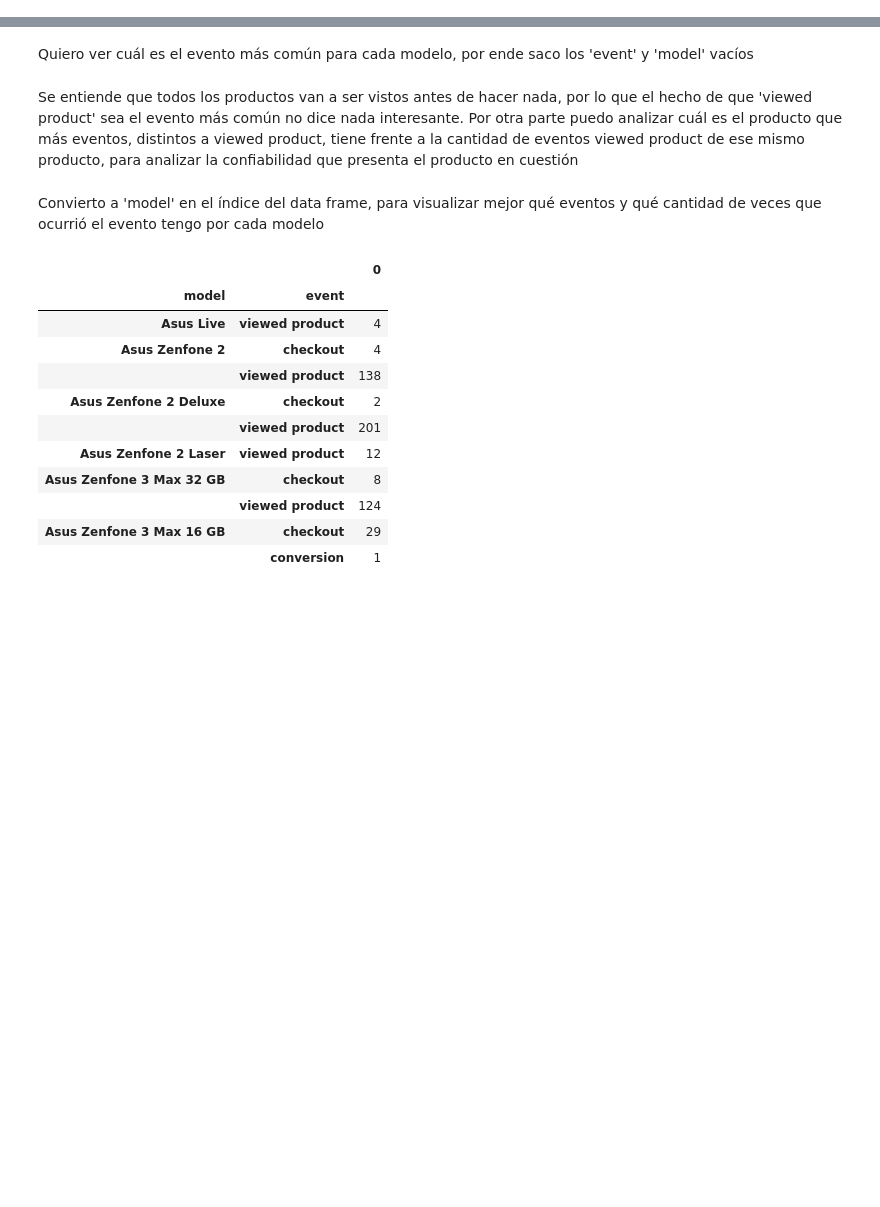
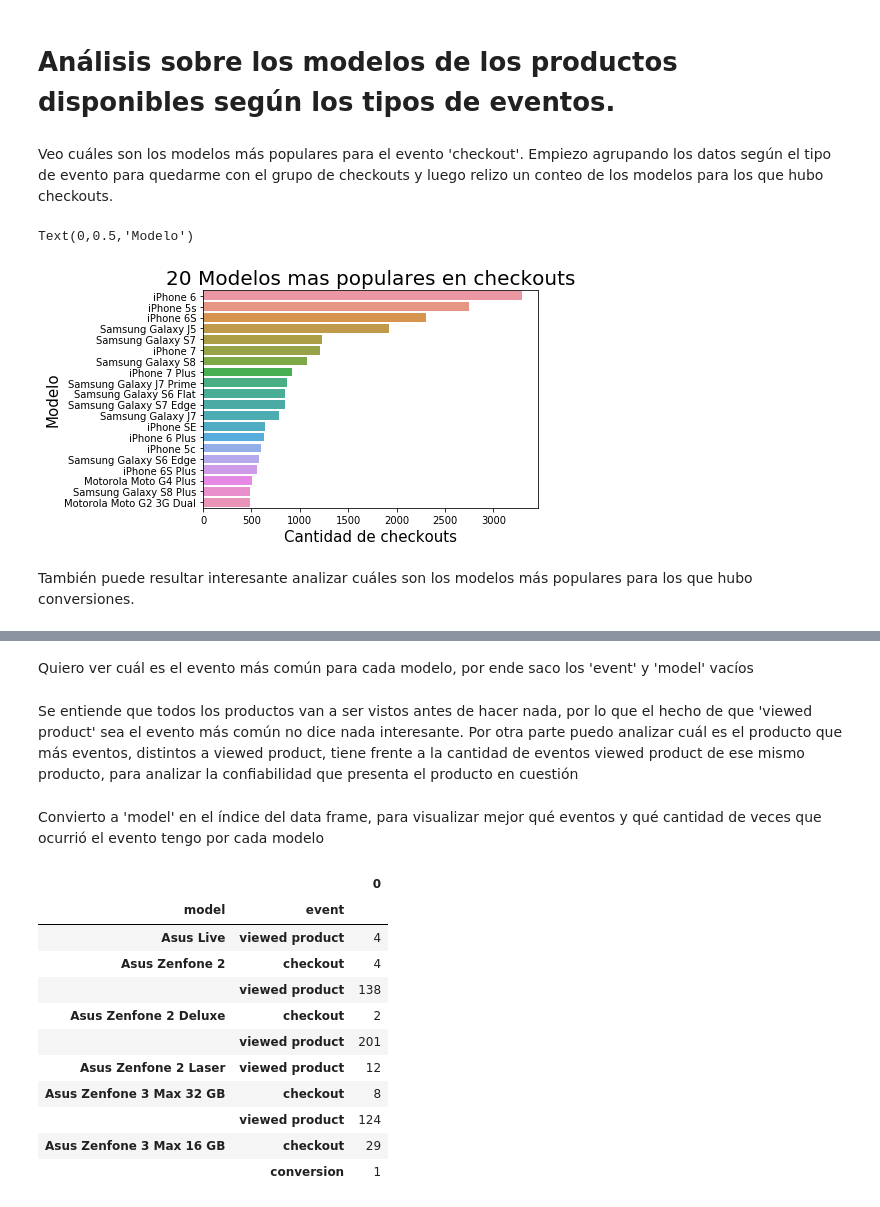
Before and after one commit to IgnacioKomar/OrganizacionDeDatos, a Jupyter notebook: Análisis sobre modelos.ipynb, the cells around one changed output, grey strips where cells are left out. Saved outputs shown, nothing was run; the diff lists cells and outputs as text; code cells hidden in the pictures; blank space fills up the shorter version.

```diff
--- a/Análisis de vistas y compras por modelo de producto.ipynb
+++ b/Análisis sobre modelos.ipynb
@@ -5,4 +5,4 @@ import matplotlib.pyplot as plt
 import seaborn as sns
 # %%
 #defino el frame dataEvents con el frame dado por el finger
-dataEvents = pd.read_csv("/home/federico/7506/Finger/fiuba-trocafone-tp1-final-set/events.csv")
+dataEvents = pd.read_csv("events.csv")
@@ -27,0 +9,18 @@ dataEvents = pd.read_csv("/home/federico/7506/Finger/fiuba-trocafone-tp1-final-s
+# %% [markdown]
+# Análisis sobre los modelos de los productos disponibles según los tipos de eventos.
+# %% [markdown]
+Veo cuáles son los modelos más populares para el evento 'checkout'. Empiezo agrupando los datos según el tipo de evento para quedarme con el grupo de checkouts y luego relizo un conteo de los modelos para los que hubo checkouts.
+# %%
+events = dataEvents.groupby('event')
+checkouts =events.get_group('checkout')
+checkoutModel = checkouts['model'].value_counts().head(20)
+# %%
+g = sns.barplot(x=checkoutModel.values, y=cktModel.index, orient='h')
+g.set_title("20 Modelos mas populares en checkouts", fontsize=20)
+g.set_xlabel("Cantidad de checkouts", fontsize=15)
+g.set_ylabel("Modelo", fontsize=15)
+# %% [output]
+Text(0,0.5,'Modelo')
+[figure, added]
+# %% [markdown]
+También puede resultar interesante analizar cuáles son los modelos más populares para los que hubo conversiones.
```
Also changed, not shown: parts of 8 cells of this notebook, 1 other file.
